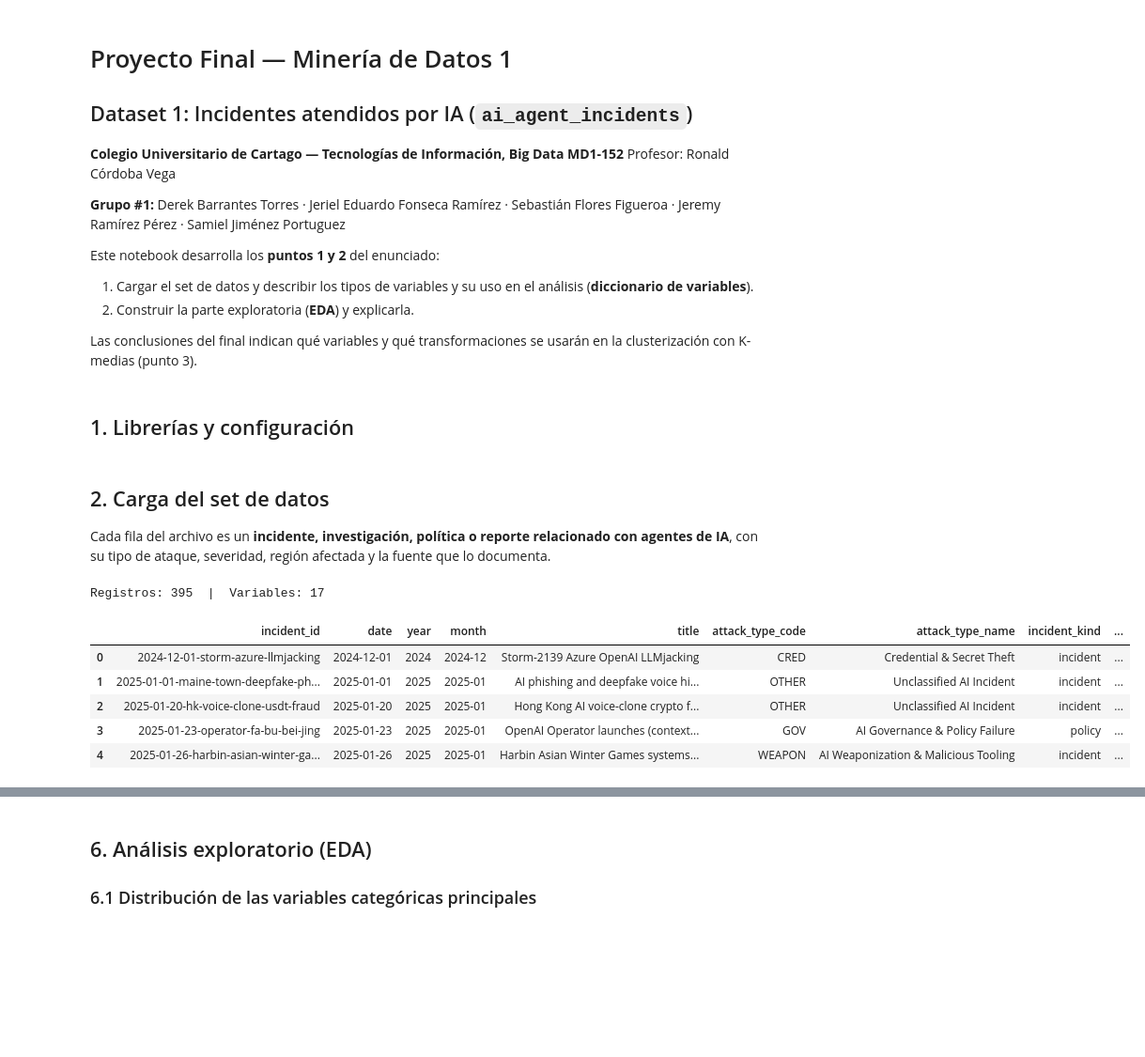
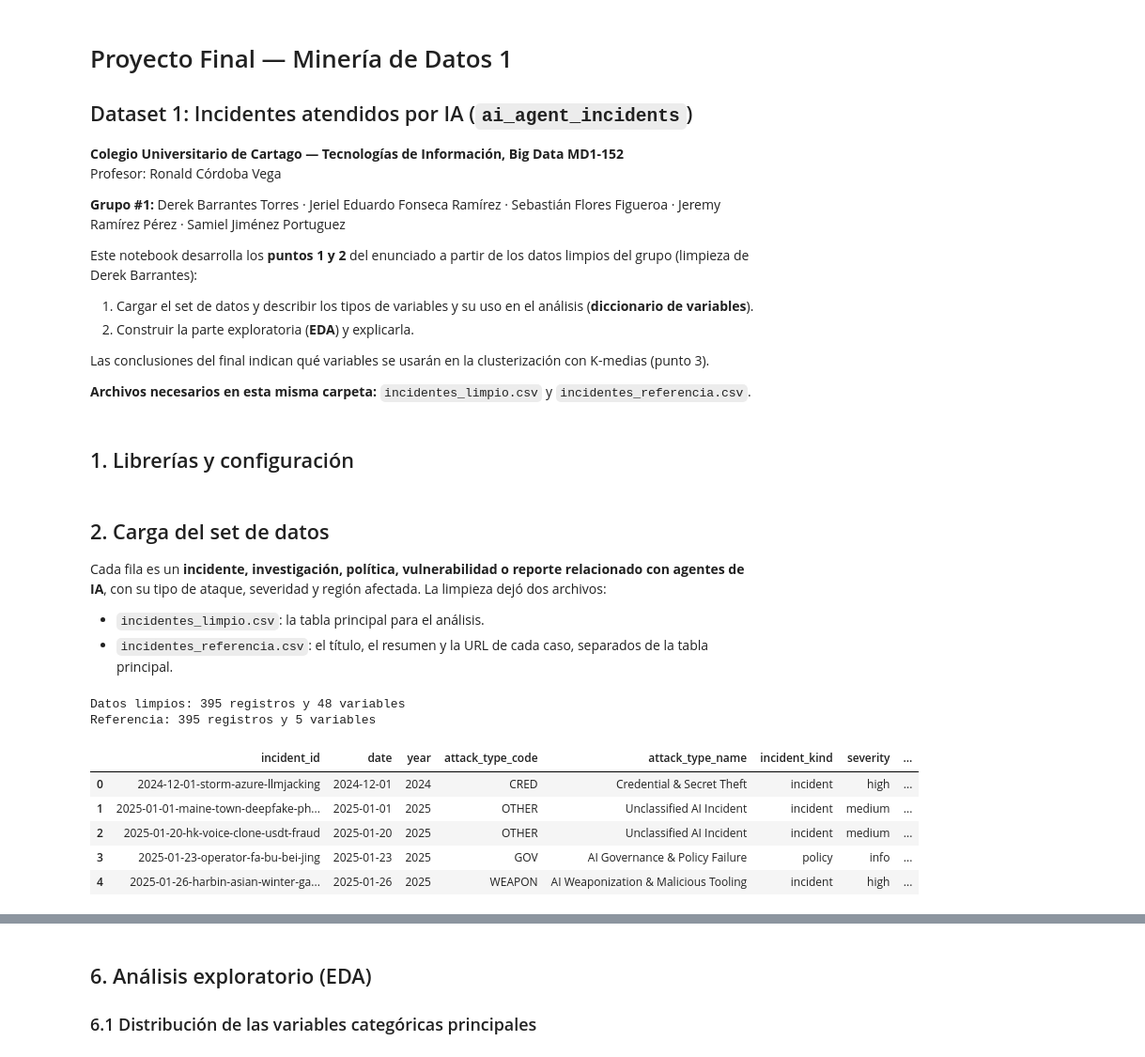
Before and after one commit to jeriel169017-a11y/Mineria-1, a Jupyter notebook: 01_Diccionario_EDA_Incidentes_IA.ipynb, the cells around one changed output, grey strips where cells are left out. Shown at 94% size. Drawn from its saved outputs; the diff is of its cells as text; code cells hidden in the pictures; blank space fills up the shorter version.

```diff
--- a/01_Diccionario_EDA_Incidentes_IA.ipynb
+++ b/01_Diccionario_EDA_Incidentes_IA.ipynb
@@ -2,17 +2,19 @@
 # Proyecto Final — Minería de Datos 1
 ## Dataset 1: Incidentes atendidos por IA (`ai_agent_incidents`)
 
-**Colegio Universitario de Cartago — Tecnologías de Información, Big Data MD1-152**
+**Colegio Universitario de Cartago — Tecnologías de Información, Big Data MD1-152**<br>
 Profesor: Ronald Córdoba Vega
 
 **Grupo #1:** Derek Barrantes Torres · Jeriel Eduardo Fonseca Ramírez · Sebastián Flores Figueroa · Jeremy Ramírez Pérez · Samiel Jiménez Portuguez
 
-Este notebook desarrolla los **puntos 1 y 2** del enunciado:
+Este notebook desarrolla los **puntos 1 y 2** del enunciado a partir de los datos limpios del grupo (limpieza de Derek Barrantes):
 
 1. Cargar el set de datos y describir los tipos de variables y su uso en el análisis (**diccionario de variables**).
 2. Construir la parte exploratoria (**EDA**) y explicarla.
 
-Las conclusiones del final indican qué variables y qué transformaciones se usarán en la clusterización con K-medias (punto 3).
+Las conclusiones del final indican qué variables se usarán en la clusterización con K-medias (punto 3).
+
+**Archivos necesarios en esta misma carpeta:** `incidentes_limpio.csv` y `incidentes_referencia.csv`.
 # %% [markdown]
 ## 1. Librerías y configuración
 # %%
@@ -21,26 +23,32 @@ import pandas as pd
 import matplotlib.pyplot as plt
 import seaborn as sns
 
-pd.set_option("display.max_columns", 50)
+pd.set_option("display.max_columns", 60)
 pd.set_option("display.max_colwidth", 90)
 sns.set_theme(style="whitegrid", palette="deep")
 plt.rcParams["figure.dpi"] = 100
 # %% [markdown]
 ## 2. Carga del set de datos
 
-Cada fila del archivo es un **incidente, investigación, política o reporte relacionado con agentes de IA**, con su tipo de ataque, severidad, región afectada y la fuente que lo documenta.
+Cada fila es un **incidente, investigación, política, vulnerabilidad o reporte relacionado con agentes de IA**, con su tipo de ataque, severidad y región afectada. La limpieza dejó dos archivos:
+
+- `incidentes_limpio.csv`: la tabla principal para el análisis.
+- `incidentes_referencia.csv`: el título, el resumen y la URL de cada caso, separados de la tabla principal.
 # %%
-df = pd.read_csv("ai_agent_incidents.csv")
-print(f"Registros: {df.shape[0]}  |  Variables: {df.shape[1]}")
+df = pd.read_csv("incidentes_limpio.csv")
+referencia = pd.read_csv("incidentes_referencia.csv")
+print(f"Datos limpios: {df.shape[0]} registros y {df.shape[1]} variables")
+print(f"Referencia: {referencia.shape[0]} registros y {referencia.shape[1]} variables")
 df.head()
 # %% [output]
-Registros: 395  |  Variables: 17
+Datos limpios: 395 registros y 48 variables
+Referencia: 395 registros y 5 variables
-|  | incident_id | date | year | month | title | attack_type_code | attack_type_name | incident_kind | ... |
-| 0 | 2024-12-01-storm-azure-llmjacking | 2024-12-01 | 2024 | 2024-12 | Storm-2139 Azure OpenAI LLMjacking | CRED | Credential & Secret Theft | incident | ... |
-| 1 | 2025-01-01-maine-town-deepfake-ph... | 2025-01-01 | 2025 | 2025-01 | AI phishing and deepfake voice hi... | OTHER | Unclassified AI Incident | incident | ... |
-| 2 | 2025-01-20-hk-voice-clone-usdt-fraud | 2025-01-20 | 2025 | 2025-01 | Hong Kong AI voice-clone crypto f... | OTHER | Unclassified AI Incident | incident | ... |
-| 3 | 2025-01-23-operator-fa-bu-bei-jing | 2025-01-23 | 2025 | 2025-01 | OpenAI Operator launches (context... | GOV | AI Governance & Policy Failure | policy | ... |
-| 4 | 2025-01-26-harbin-asian-winter-ga... | 2025-01-26 | 2025 | 2025-01 | Harbin Asian Winter Games systems... | WEAPON | AI Weaponization & Malicious Tooling | incident | ... |
+|  | incident_id | date | year | attack_type_code | attack_type_name | incident_kind | severity | ... |
+| 0 | 2024-12-01-storm-azure-llmjacking | 2024-12-01 | 2024 | CRED | Credential & Secret Theft | incident | high | ... |
+| 1 | 2025-01-01-maine-town-deepfake-ph... | 2025-01-01 | 2025 | OTHER | Unclassified AI Incident | incident | medium | ... |
+| 2 | 2025-01-20-hk-voice-clone-usdt-fraud | 2025-01-20 | 2025 | OTHER | Unclassified AI Incident | incident | medium | ... |
+| 3 | 2025-01-23-operator-fa-bu-bei-jing | 2025-01-23 | 2025 | GOV | AI Governance & Policy Failure | policy | info | ... |
+| 4 | 2025-01-26-harbin-asian-winter-ga... | 2025-01-26 | 2025 | WEAPON | AI Weaponization & Malicious Tooling | incident | high | ... |
 # %%
 df.info()
 # %% [output]
```
Also changed, not shown: parts of 27 cells of this notebook, 6 other files.
